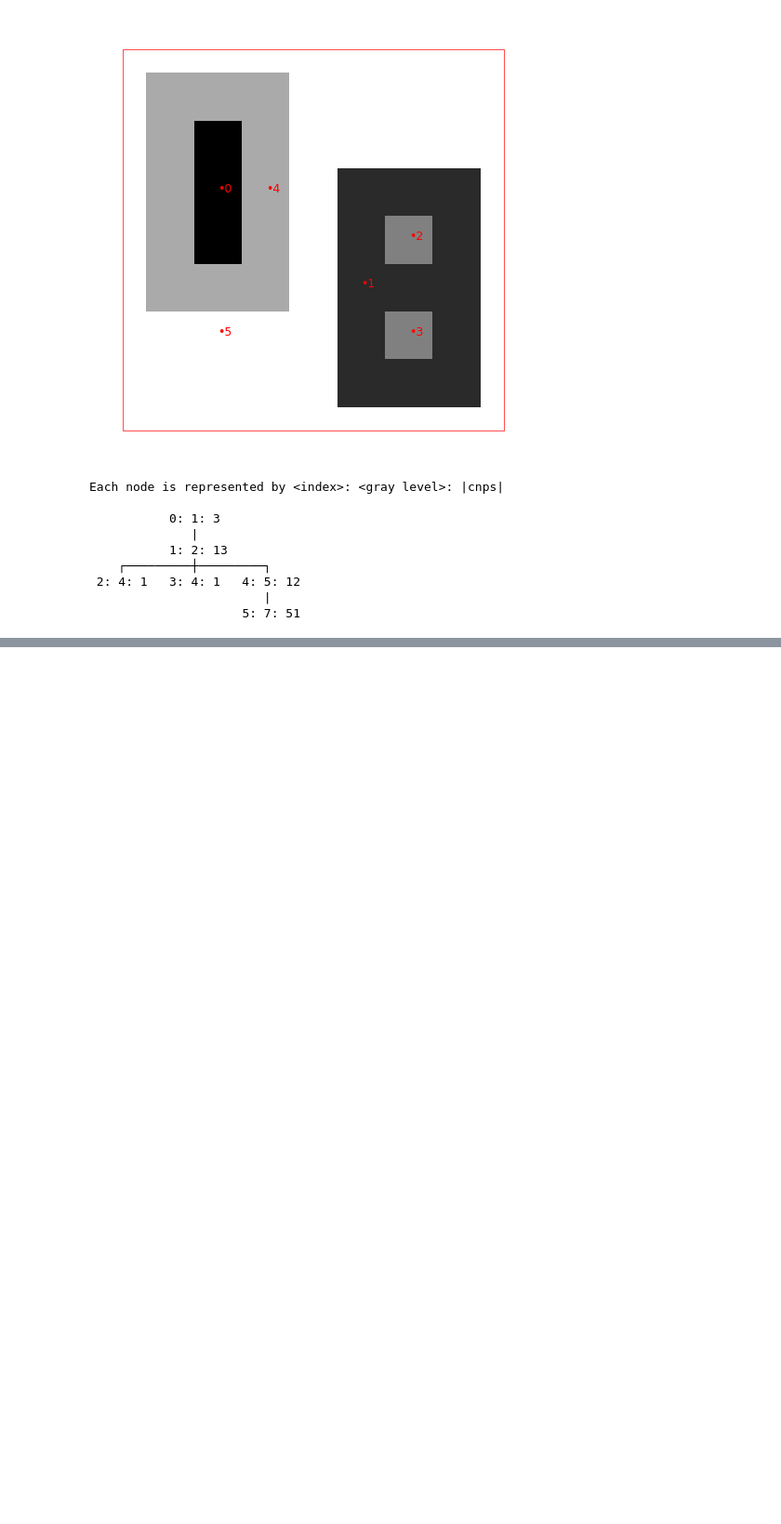
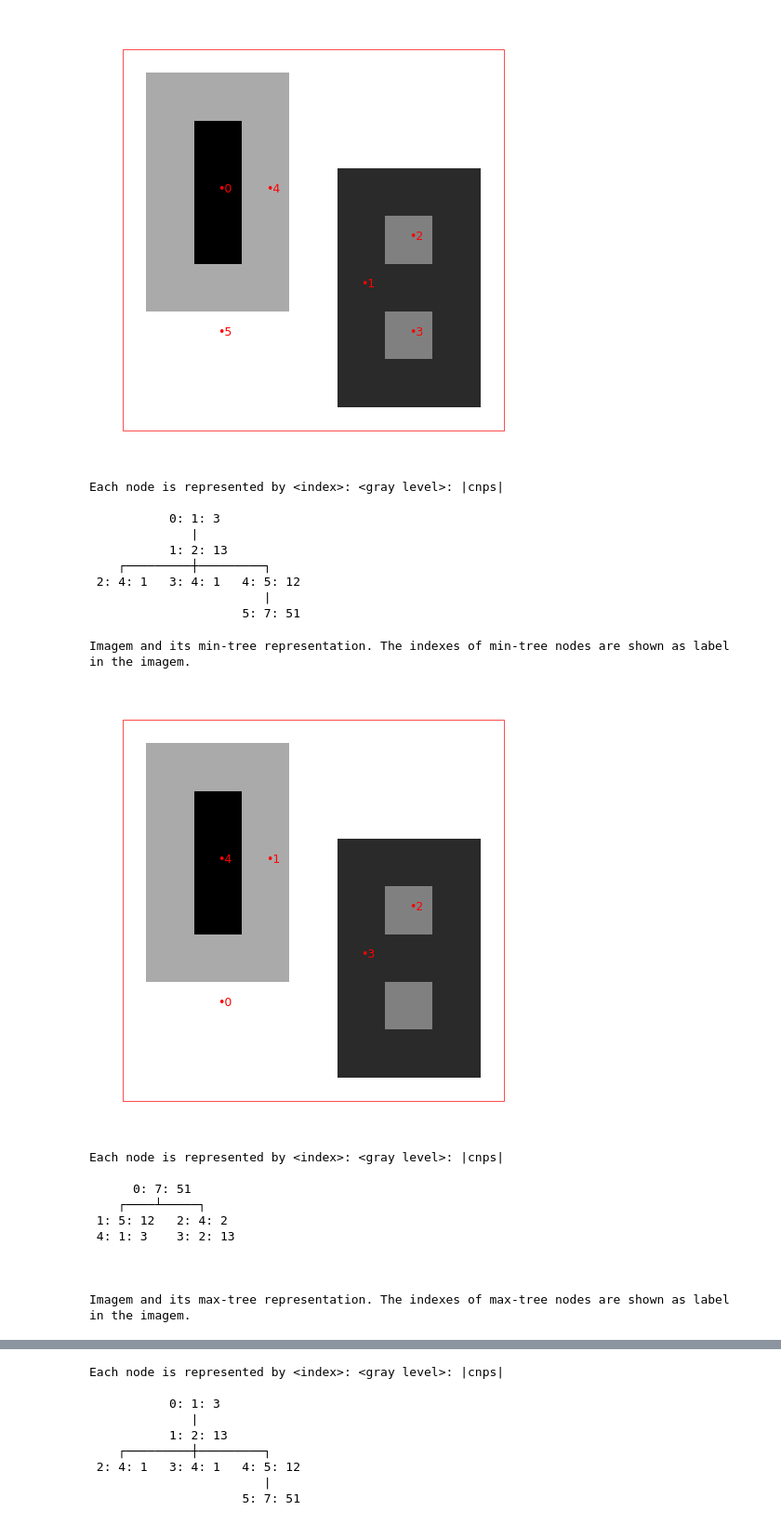
Before and after one commit to wonderalexandre/MorphoTreeAdjust, a Jupyter notebook: notebooks/morphoTreeAdjust_example_anyNode.ipynb, the cells around one changed output, grey strips where cells are left out. Shown at 93% size. Drawn from its saved outputs; the diff is of its cells as text; code cells hidden in the pictures; blank space fills up the shorter version.

```diff
--- a/notebooks/morphoTreeAdjust_example_anyNode.ipynb
+++ b/notebooks/morphoTreeAdjust_example_anyNode.ipynb
@@ -530,3 +530,41 @@ Each node is represented by <index>: <gray level>: |cnps|
  2: 4: 1   3: 4: 1   4: 5: 12
                         |
                      5: 7: 51
+# %%
+img_dgmm = np.array([
+    [7, 7, 7, 7, 7, 7, 7, 7, 7],
+    [7, 5, 5, 5, 7, 7, 7, 7, 7],
+    [7, 5, 1, 5, 7, 7, 7, 7, 7],
+    [7, 5, 1, 5, 7, 2, 2, 2, 7],
+    [7, 5, 1, 5, 7, 2, 4, 2, 7],
+    [7, 5, 5, 5, 7, 2, 2, 2, 7],
+    [7, 7, 7, 7, 7, 2, 4, 2, 7],
+    [7, 7, 7, 7, 7, 2, 2, 2, 7],
+    [7, 7, 7, 7, 7, 7, 7, 7, 7]
+], dtype=np.uint8)
+
+
+num_rows, num_cols = img_dgmm.shape
+img_dgmm_vector = img_dgmm.ravel()
+
+maxtree = mta.ComponentTree(img_dgmm_vector, num_rows, num_cols, True)
+mintree = mta.ComponentTree(img_dgmm_vector, num_rows, num_cols, False)
+
+#showLevelSets(img_dgmm)
+#print("\n\n")
+showTree(mintree)
+print("\n\n")
+showTree(maxtree)
+# %% [output]
+Imagem and its min-tree representation. The indexes of min-tree nodes are shown as label in the imagem.
+[figure, added]
+Each node is represented by <index>: <gray level>: |cnps|
+
+      0: 7: 51
+    ┌────┴─────┐
+ 1: 5: 12   2: 4: 2
+ 4: 1: 3    3: 2: 13
+
+
+
+Imagem and its max-tree representation. The indexes of max-tree nodes are shown as label in the imagem.
@@ -532,0 +572,9 @@ Each node is represented by <index>: <gray level>: |cnps|
+Each node is represented by <index>: <gray level>: |cnps|
+
+           0: 1: 3
+              |
+           1: 2: 13
+    ┌─────────┼─────────┐
+ 2: 4: 1   3: 4: 1   4: 5: 12
+                        |
+                     5: 7: 51
```
Also changed, not shown: parts of 2 cells of this notebook, 11 other files.
